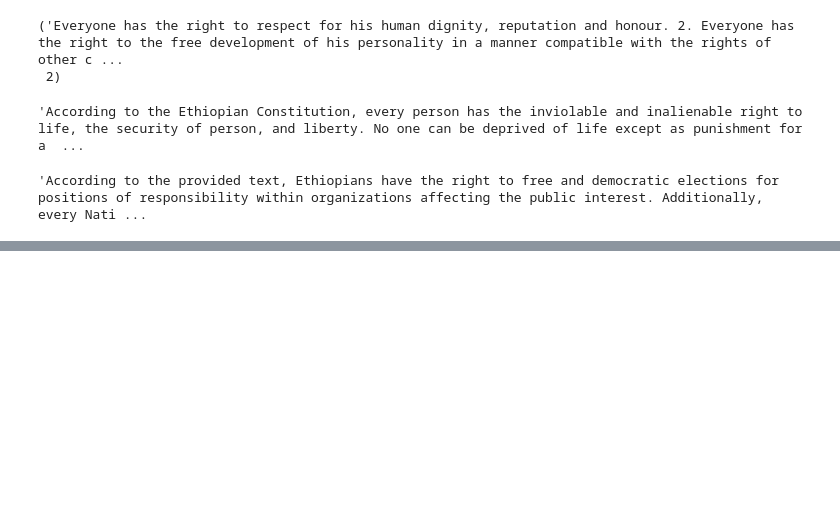
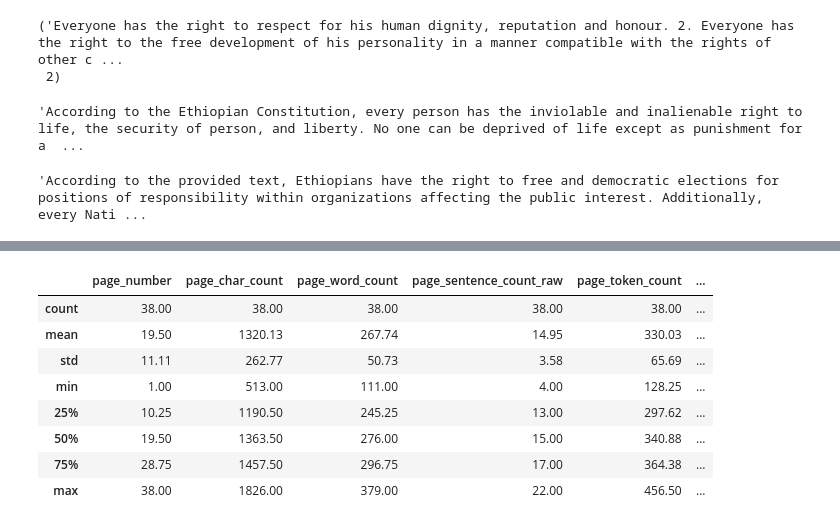
Before and after one commit to YonaniCodes/rag, a Jupyter notebook: yonas_rag.ipynb, the cells around one changed output, grey strips where cells are left out. Saved outputs shown, nothing was run; the diff lists cells and outputs as text; code cells hidden in the pictures; blank space fills up the shorter version.

```diff
--- a/yonas_rag.ipynb
+++ b/yonas_rag.ipynb
@@ -442,0 +455,39 @@ rag_chain.invoke("what are the democratic rights of human according to ethiopia?
+# %%
+
+def text_formatter(text: str) -> str:
+    """Performs minor formatting on text."""
+    cleaned_text = text.replace("\n", " ").strip() # note: this might be different for each doc (best to experiment)
+
+    # Other potential text formatting functions can go here
+    return cleaned_text
+
+# Open PDF and get lines/pages
+# Note: this only focuses on text, rather than images/figures etc
+def open_and_read_pdf(pdf_path: str) -> list[dict]:
+    """
+    Opens a PDF file, reads its text content page by page, and collects statistics.
+
+    Parameters:
+        pdf_path (str): The file path to the PDF document to be opened and read.
+
+    Returns:
+        list[dict]: A list of dictionaries, each containing the page number
+        (adjusted), character count, word count, sentence count, token count, and the extracted text
+        for each page.
+    """
+    doc = fitz.open(pdf_path)  # open a document
+    pages_and_texts = []
+    for page_number, page in tqdm(enumerate(doc)):  # iterate the document pages
+        text = page.get_text()  # get plain text encoded as UTF-8
+        text = text_formatter(text)
+        pages_and_texts.append({"page_number": page_number +1,  # adjust page numbers since our PDF starts on page 42
+                                "page_char_count": len(text),
+                                "page_word_count": len(text.split(" ")),
+                                "page_sentence_count_raw": len(text.split("፡፡")),
+                                "page_token_count": len(text) / 4,  # 1 token = ~4 chars, see: https://help.openai.com/en/articles/4936856-what-are-tokens-and-how-to-count-them
+                                "text": text})
+    return pages_and_texts
+# %%
+pdf_path="./drive/MyDrive/constitution_amh.pdf"
+amh_pages_and_texts = open_and_read_pdf(pdf_path=pdf_path)
+amh_pages_and_texts[:2]
@@ -442,0 +562,3 @@ rag_chain.invoke("what are the democratic rights of human according to ethiopia?
+# %%
+df = pd.DataFrame(amh_pages_and_texts)
+df[['page_sentence_count_raw','sentence_split_count']]
@@ -442,0 +583,12 @@ rag_chain.invoke("what are the democratic rights of human according to ethiopia?
+# %%
+df.describe().round(2)
+# %% [output]
+|  | page_number | page_char_count | page_word_count | page_sentence_count_raw | page_token_count | ... |
+| count | 38.00 | 38.00 | 38.00 | 38.00 | 38.00 | ... |
+| mean | 19.50 | 1320.13 | 267.74 | 14.95 | 330.03 | ... |
+| std | 11.11 | 262.77 | 50.73 | 3.58 | 65.69 | ... |
+| min | 1.00 | 513.00 | 111.00 | 4.00 | 128.25 | ... |
+| 25% | 10.25 | 1190.50 | 245.25 | 13.00 | 297.62 | ... |
+| 50% | 19.50 | 1363.50 | 276.00 | 15.00 | 340.88 | ... |
+| 75% | 28.75 | 1457.50 | 296.75 | 17.00 | 364.38 | ... |
+| max | 38.00 | 1826.00 | 379.00 | 22.00 | 456.50 | ... |
```
Also changed, not shown: parts of 30 cells of this notebook.
